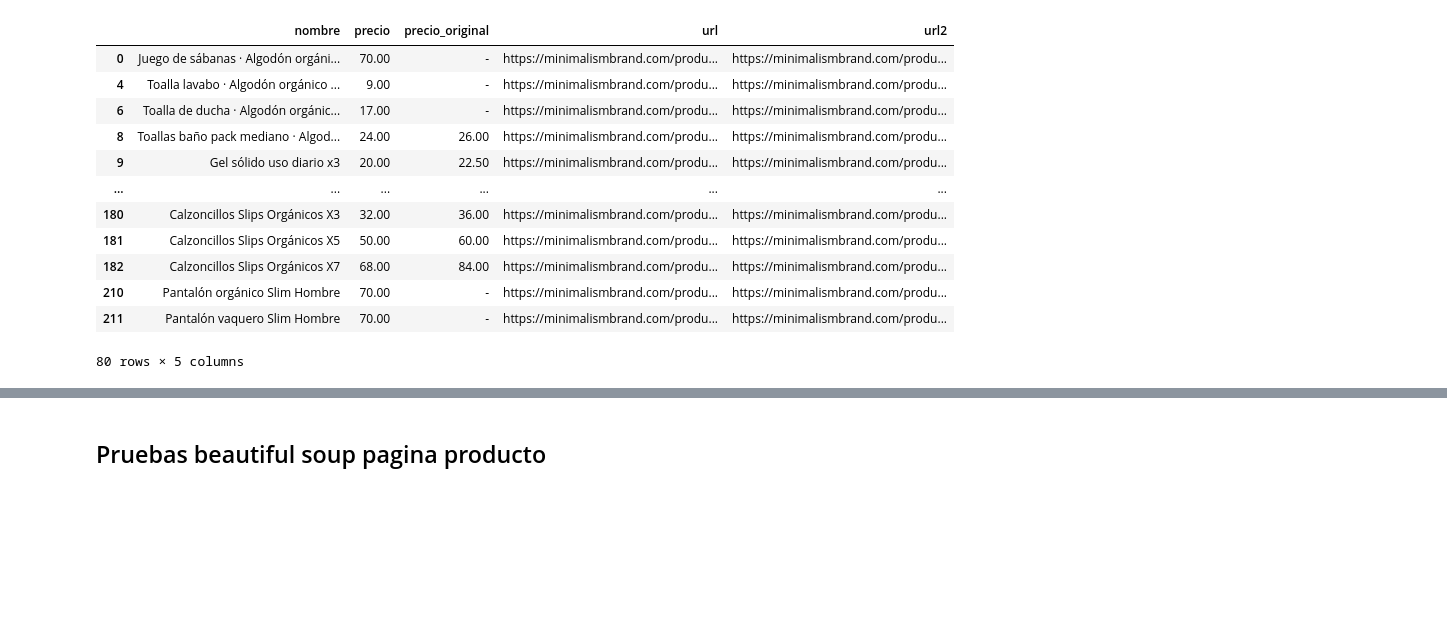
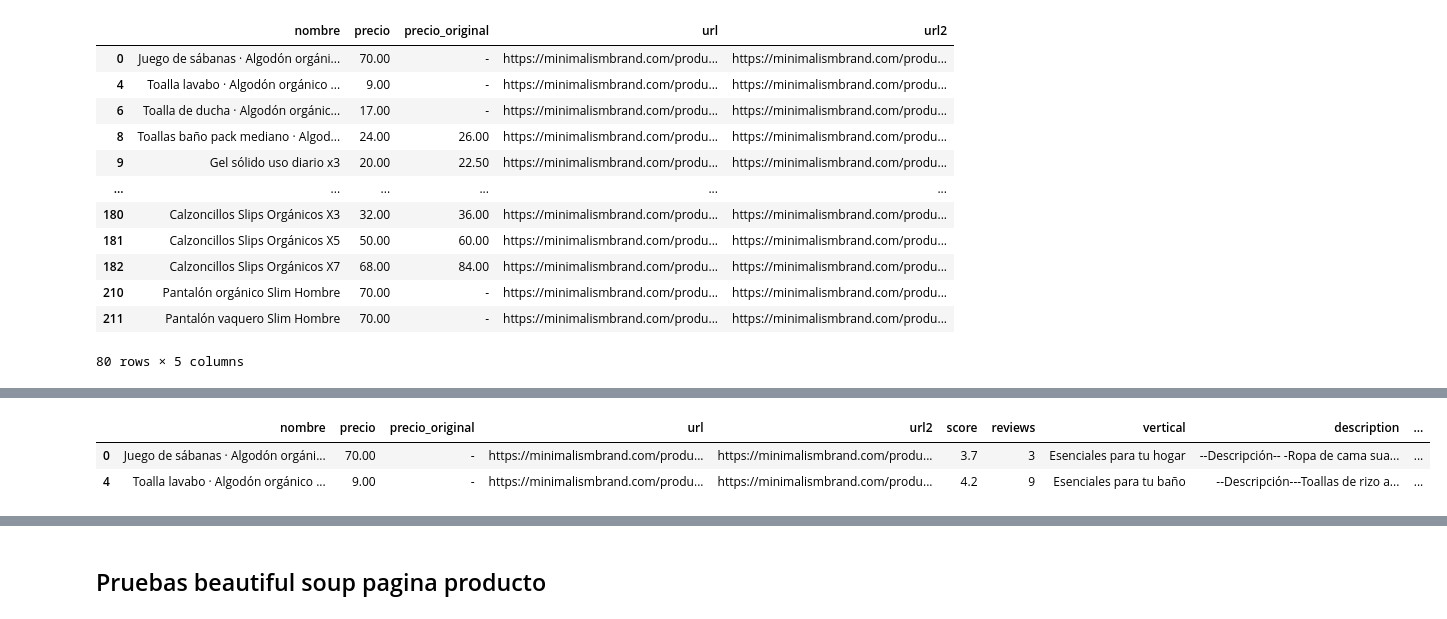
Before and after one commit to MiguelLopezVirues/proyecto-minimalism, a Jupyter notebook: notebook/scraping.ipynb, the cells around one changed output, grey strips where cells are left out. Saved outputs shown, nothing was run; the diff lists cells and outputs as text; code cells hidden in the pictures; blank space fills up the shorter version.

Commit message:
Subida csv para procesado

```diff
--- a/notebook/scraping.ipynb
+++ b/notebook/scraping.ipynb
@@ -139,0 +221,4 @@ precios_minimalism.to_csv("../datos/precios_minimalism.csv")
+# %%
+precios_minimalism_short = precios_minimalism.iloc[0:2,:]
+# %%
+precios_minimalism_short[["score", "reviews", "vertical", "description", "politica_envios", "impacto", "desglose_costes", "material2", "cultivo", "confeccion", "logistica"]] = precios_minimalism_short["url2"].apply(lambda x: extraer_info_producto(x)).to_list()
@@ -139,0 +231,6 @@ precios_minimalism.to_csv("../datos/precios_minimalism.csv")
+# %%
+precios_minimalism_short
+# %% [output]
+|  | nombre | precio | precio_original | url | url2 | score | reviews | vertical | description | ... |
+| 0 | Juego de sábanas · Algodón orgáni... | 70.00 | - | https://minimalismbrand.com/produ... | https://minimalismbrand.com/produ... | 3.7 | 3 | Esenciales para tu hogar | --Descripción-- -Ropa de cama sua... | ... |
+| 4 | Toalla lavabo · Algodón orgánico ... | 9.00 | - | https://minimalismbrand.com/produ... | https://minimalismbrand.com/produ... | 4.2 | 9 | Esenciales para tu baño | --Descripción---Toallas de rizo a... | ... |
```
Also changed, not shown: parts of 12 cells of this notebook, 3 other files.
